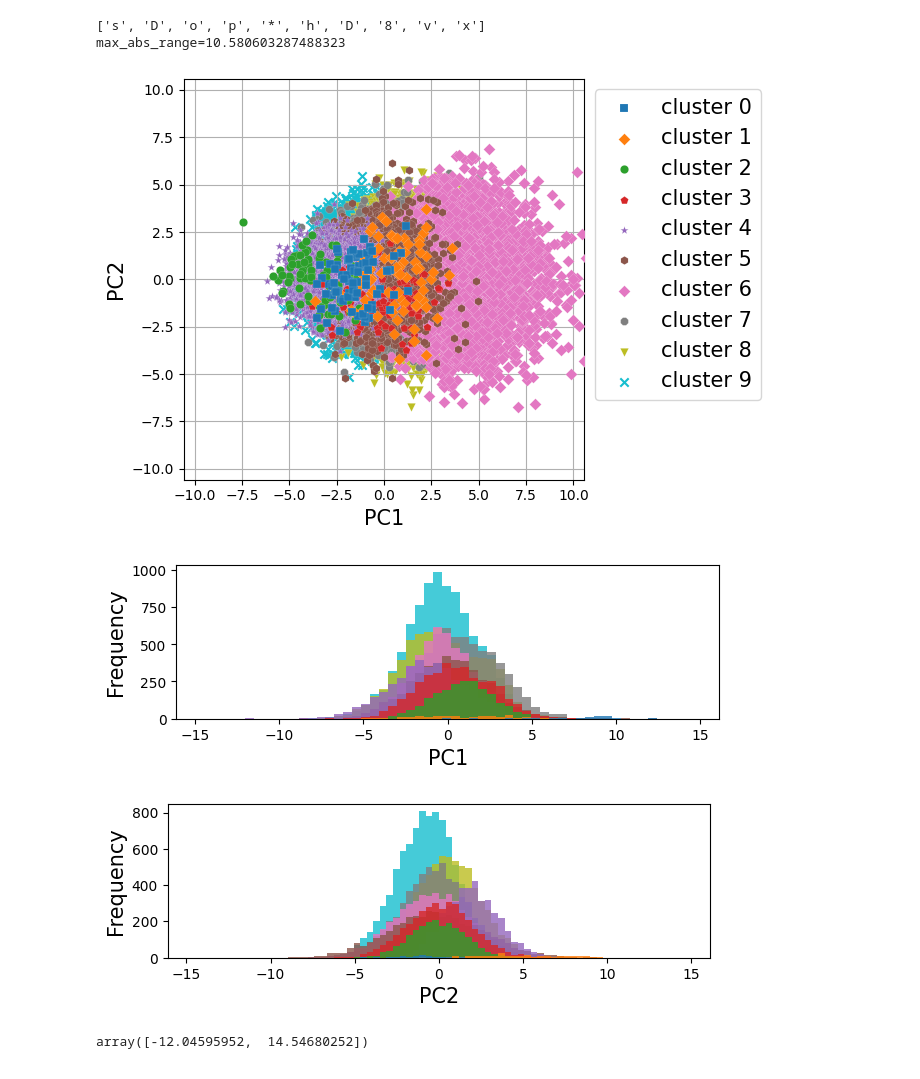
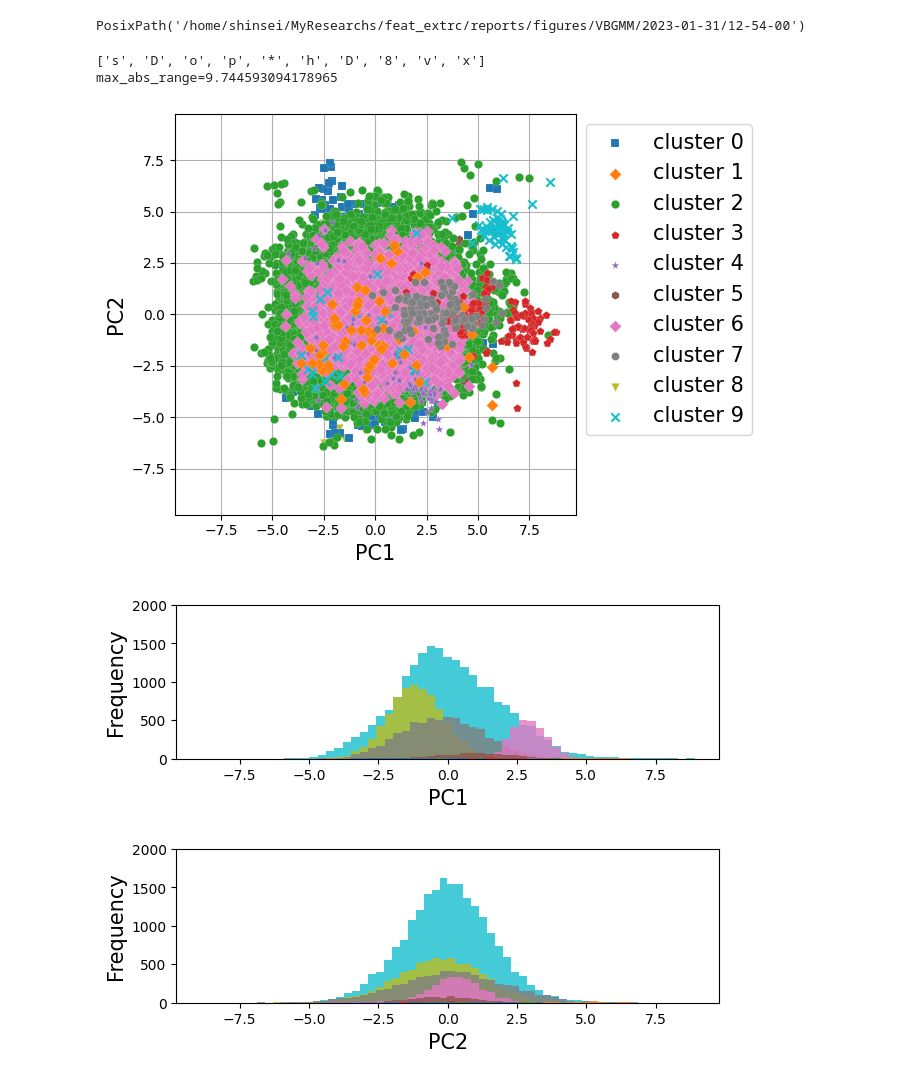
Before and after one commit to RyuichiShinseiB/Feature_extraction, a Jupyter notebook: notebooks/VBGMM_clustering.ipynb, the cells around one changed output. Cells and saved outputs as stored; diff of their text form; code cells hidden in the pictures.

```diff
--- a/notebooks/VBGMM_clustering.ipynb
+++ b/notebooks/VBGMM_clustering.ipynb
@@ -120,9 +23,15 @@ def image_concat_and_imshow(df: pl.DataFrame, labels: list[int] | np.ndarray, co
 colors = ['tab:blue', 'tab:orange', 'tab:green', 'tab:red', 'tab:purple', 'tab:brown', 'tab:pink', 'tab:gray', 'tab:olive', 'tab:cyan']
 markers = ['s', 'D', 'o', 'p', '*', 'h', 'D', '8', 'v', 'x']
 
-model_save_pardir = Path("../models/")
-feature_pardir = Path("/home/shinsei/MyResearchs/feat_extrc/reports/features/SimpleCVAE_softplus32/2023-07-14/11-23-14")
-image_pardir = Path("/home/shinsei/MyResearchs/feat_extrc/data/processed/CNTForest/cnt_sem_32x32/10k/")
+model_name = "SimpleCAE64"
+trained_datetime = "2023-01-31/12-54-00"
+
+project_dir = Path("/home/shinsei/MyResearchs/feat_extrc")
+
+model_save_pardir = project_dir / "models" / "VBGMM"
+feature_pardir = project_dir / "reports" / "features" / model_name / trained_datetime
+figure_pardir = project_dir / "reports" / "figures" / "VBGMM" / trained_datetime
+image_pardir = project_dir / "data/processed/CNTForest/cnt_sem_64x64/10k/"
 
 # feature_csv_path = "/home/shinsei/MyResearchs/feat_extrc/reports/features/SimpleCAE32/2023-07-07/12-15-24/features.csv"
 feature_train_csv_path = feature_pardir / "features_train_data.csv"
@@ -194,28 +109,30 @@ num_use_features
 # %%
 dt = datetime.datetime.now()
 nc = 10
+max_iter = 500
 
 clustering_type = f'vbgmm_pca_{num_use_features}_{nc}clusters'
 print(clustering_type)
 
 vbgmm_train_pca = BayesianGaussianMixture(
     n_components=nc,
-    max_iter=1000,
+    max_iter=500,
     n_init=10,
-    init_params="k-means++"
+    init_params="k-means++",
+    verbose=1
 )
 y_train_pca = vbgmm_train_pca.fit_predict(X_train_pca[:,:num_use_features])
 
 # vbgmm_train_pca: BayesianGaussianMixture = joblib.load("/workdir/notebooks/vbgmm_train_pca.pkl")
 # y_train_pca = vbgmm_train_pca.predict(X_train_pca[:,:num_use_features])
 
-model_save_dir = model_save_pardir / "VBGMM" / dt.strftime("%Y-%m-%d/%H-%M-%S")
+model_save_dir = model_save_pardir / trained_datetime
 
 if not model_save_dir.exists():
     os.makedirs(model_save_dir)
-joblib.dump(vbgmm_train_pca, model_save_dir / "vbgmm_train_pca.pkl")
+joblib.dump(vbgmm_train_pca, model_save_dir / f"{clustering_type}_iter{max_iter}.pkl")
 
-rank_of_cluster_train_pca = rankdata(np.histogram(y_train_pca)[0], method='ordinal')
+rank_of_cluster_train_pca = rankdata(np.histogram(y_train_pca, bins=nc, range=(0, nc))[0], method='ordinal')
 y_train_pca_sorted_cluster = rank_of_cluster_train_pca[y_train_pca]
 
 
@@ -274,10 +201,3 @@ vbgmm_train_pca: BayesianGaussianMixture = joblib.load("/home/shinsei/MyResearch
-# %%
-y_train_pca = vbgmm_train_pca.predict(X_train_pca[:,:num_use_features])
-y_check_pca = vbgmm_train_pca.predict(X_check_pca[:,:num_use_features])
-
-rank_of_cluster_train_pca = rankdata(np.histogram(y_train_pca)[0], method='ordinal')
-y_train_pca_sorted_cluster = rank_of_cluster_train_pca[y_train_pca]
-y_check_pca_sorted_cluster = rank_of_cluster_train_pca[y_check_pca]
 # %%
 make_file_path_col = pl.concat_str([pl.col("dirname"), pl.col("filename")], separator="/").alias("filepath")
 df_check_clustering = df_check.with_columns(
@@ -291,26 +207,35 @@ df_train_clustering = df_train.with_columns(
+# %%
+figure_pardir
+# %% [output]
+PosixPath('/home/shinsei/MyResearchs/feat_extrc/reports/figures/VBGMM/2023-01-31/12-54-00')
 # %%
 # df_train_clustering = pl.read_csv("/home/shinsei/MyResearchs/feat_extrc/reports/features/SimpleCAE32/2023-07-10/13-09-32/feature_train_data_clustering.csv")
 # # scatter_data = df_train_clustering.select([pl.exclude(["dirname", "filename", "filepath", "cluster"])]).to_numpy()
 # cluster_labels = df_train_clustering.select(pl.col("cluster")).to_numpy().flatten()
+if not (figure_pardir / f"cluster_images_iter{max_iter}").exists():
+    os.makedirs(figure_pardir / f"cluster_images_iter{max_iter}")
+
 scatter_each_classes(
     X_train_pca,
     # cluster_labels,
-    y_train_pca_sorted_cluster-1,
-    np.arange(0, 10)[::-1],
+    # y_train_pca_sorted_cluster-1,
+    y_train_pca,
+    rank_of_cluster_train_pca[::-1],
     markers,
     colors,
     xylabel=("PC1", "PC2"),
     face_color="None",
     fontsize=15,
-    path="../reports/figures/VBGMM/2023-07-14/cluster_images/scatter.png"
+    # path="../reports/figures/VBGMM/2023-07-14/cluster_images/scatter.png"
+    # path = figure_pardir / f"cluster_images_iter{max_iter}" / f"scatter_iter{max_iter}.png"
 )
 # %% [output]
 ['s', 'D', 'o', 'p', '*', 'h', 'D', '8', 'v', 'x']
-max_abs_range=10.580603287488323
+max_abs_range=9.744593094178965
-[figure, old version]
+[figure, new version]
 # %%
-x_min = -16.114613345340064
-x_max = 16.114613345340064
+x_min = -9.786490229491115
+x_max = 9.786490229491115
 fontsize = 15
 
 df_pc1 = pl.DataFrame(X_train_pca[:,0]).with_columns(
@@ -336,16 +261,17 @@ for i in range(10):
 
     ax.hist(pc1, bins=50, range=min_max, alpha=0.8, label=f"cluster_{i}", zorder=10-i)
 ax.set_xlim(x_min, x_max)
+ax.set_ylim(0, 2000)
 
 ax.set_xlabel("PC1", fontsize=fontsize)
 ax.set_ylabel("Frequency", fontsize=fontsize)
 fig.savefig(
-    fname="../reports/figures/VBGMM/2023-07-10/cluster_images/frequency_pc1.png",
+    fname=figure_pardir / f"cluster_images_iter{max_iter}" / "frequency_pc1.png",
     dpi=fig.get_dpi(),
     bbox_inches="tight"
 )
 # %% [output]
-[figure, old version]
+[figure, new version]
 # %%
 df_pc2 = pl.DataFrame(X_train_pca[:,1]).with_columns(
     df_train_clustering.select([pl.col("cluster")])
@@ -370,14 +296,15 @@ for i in range(10):
 
     ax.hist(pc1, bins=50, range=min_max, alpha=0.8, label=f"cluster_{i}", zorder=10-i)
 ax.set_xlim(x_min, x_max)
+ax.set_ylim(0, 2000)
 
 ax.set_xlabel("PC2", fontsize=fontsize)
 ax.set_ylabel("Frequency", fontsize=fontsize)
 
 fig.savefig(
-    fname="../reports/figures/VBGMM/2023-07-10/cluster_images/frequency_pc2.png",
+    fname=figure_pardir / f"cluster_images_iter{max_iter}" / "frequency_pc2.png",
     dpi=fig.get_dpi(),
     bbox_inches="tight"
 )
 # %% [output]
-[figure, old version]
+[figure, new version]
@@ -393,4 +310,0 @@ min_max = df_pc1.select(
-# %%
-min_max
-# %% [output]
-array([-12.04595952,  14.54680252])
```
Also changed, not shown: parts of 35 cells of this notebook, 4 other files.
